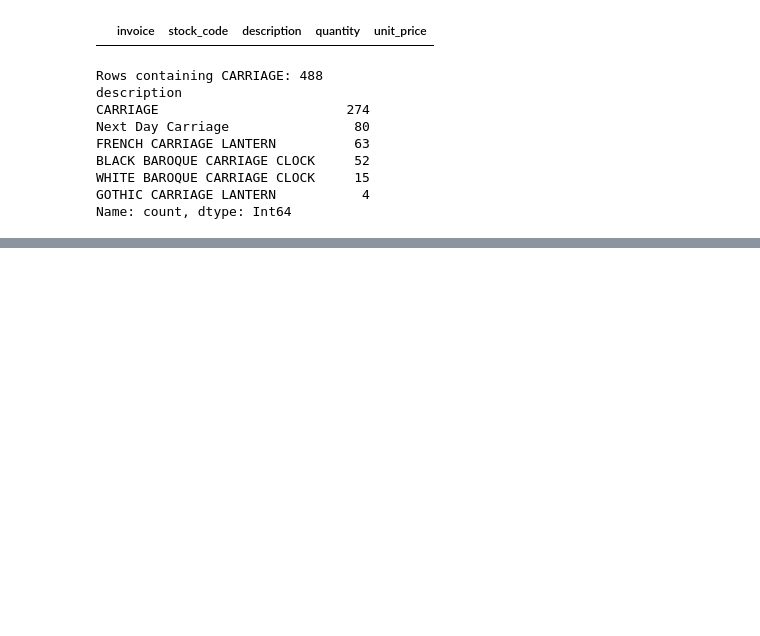
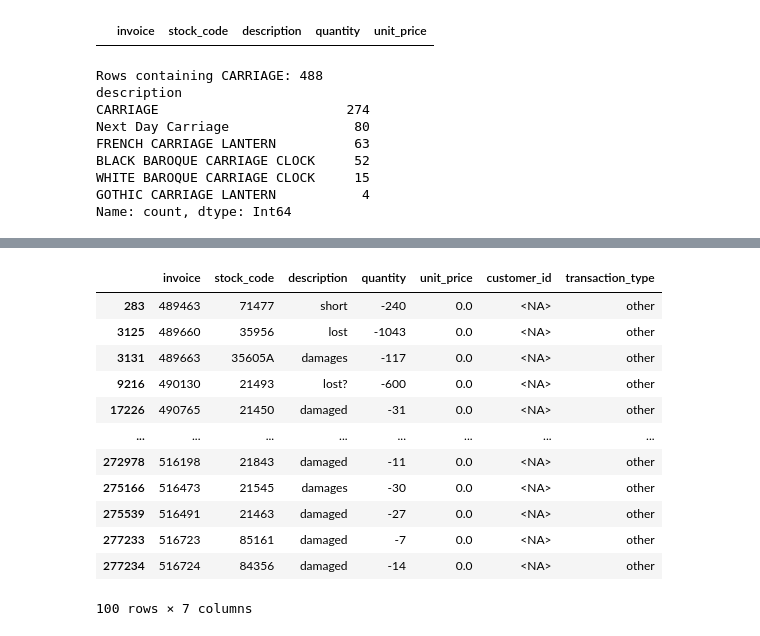
Before and after one commit to AnundaTheScientist/E-Commerce-Data-Cleaning-Reporting-Automation, a Jupyter notebook: notebooks/04_data_cleaning.ipynb, the cells around one changed output, grey strips where cells are left out. Cells and saved outputs as stored; diff of their text form; code cells hidden in the pictures; blank space fills up the shorter version.

Commit message:
data cleaning document update

```diff
--- a/notebooks/04_data_cleaning.ipynb
+++ b/notebooks/04_data_cleaning.ipynb
@@ -1884,0 +2072,20 @@ Return rows containing operational keywords: 229
+# %%
+#Sanity check
+
+other_check = df_clean[
+    df_clean["transaction_type"] == "other"
+]
+
+print("Other rows:", len(other_check))
+
+print("\nDescriptions:")
+print(
+    other_check["description"]
+    .value_counts(dropna=False)
+)
+
+print("\nStock codes:")
+print(
+    other_check["stock_code"]
+    .value_counts(dropna=False)
+)
@@ -1884,0 +2110,28 @@ Return rows containing operational keywords: 229
+# %%
+display(
+    other_check[
+        [
+            "invoice",
+            "stock_code",
+            "description",
+            "quantity",
+            "unit_price",
+            "customer_id",
+            "transaction_type"
+        ]
+    ].head(100)
+)
+# %% [output]
+|  | invoice | stock_code | description | quantity | unit_price | customer_id | transaction_type |
+| 283 | 489463 | 71477 | short | -240 | 0.0 | <NA> | other |
+| 3125 | 489660 | 35956 | lost | -1043 | 0.0 | <NA> | other |
+| 3131 | 489663 | 35605A | damages | -117 | 0.0 | <NA> | other |
+| 9216 | 490130 | 21493 | lost? | -600 | 0.0 | <NA> | other |
+| 17226 | 490765 | 21450 | damaged | -31 | 0.0 | <NA> | other |
+| ... | ... | ... | ... | ... | ... | ... | ... |
+| 272978 | 516198 | 21843 | damaged | -11 | 0.0 | <NA> | other |
+| 275166 | 516473 | 21545 | damages | -30 | 0.0 | <NA> | other |
+| 275539 | 516491 | 21463 | damaged | -27 | 0.0 | <NA> | other |
+| 277233 | 516723 | 85161 | damaged | -7 | 0.0 | <NA> | other |
+| 277234 | 516724 | 84356 | damaged | -14 | 0.0 | <NA> | other |
+100 rows × 7 columns
```
Also changed, not shown: parts of 16 cells of this notebook.
